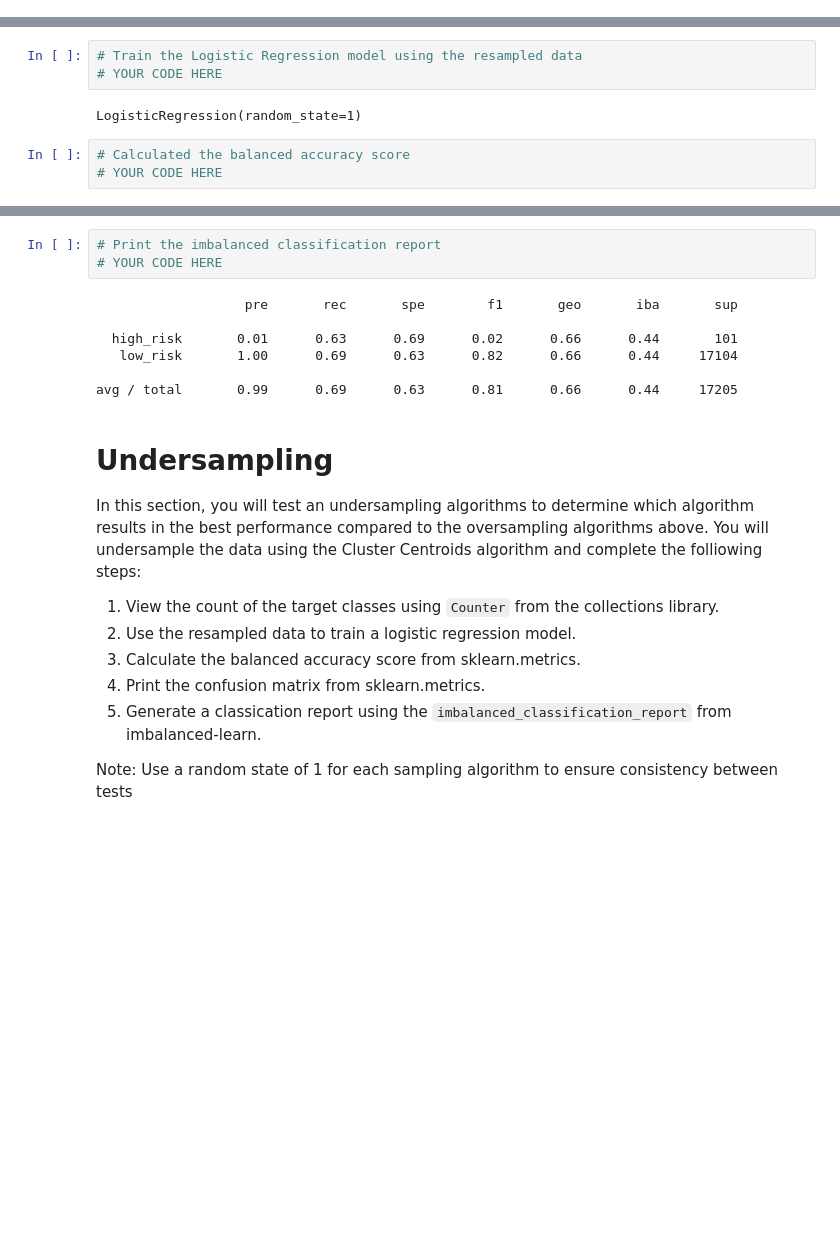
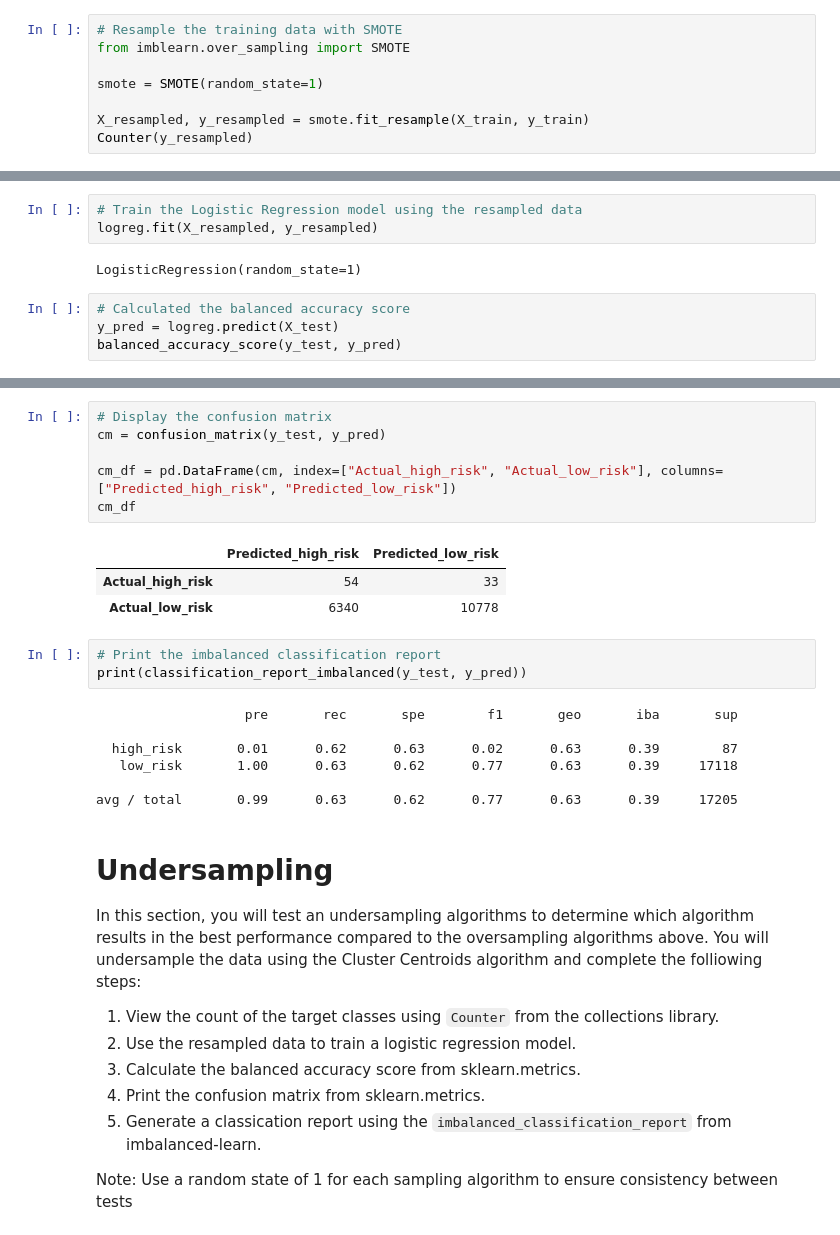
Before and after one commit to JeffreyS-0/Credit_Risk_Analysis, a Jupyter notebook: credit_risk_resampling.ipynb, the cells around one changed output, grey strips where cells are left out. Drawn from its saved outputs; the diff is of its cells as text; blank space fills up the shorter version.

Commit message:
SMOTE Oversampling Complete

```diff
--- a/credit_risk_resampling.ipynb
+++ b/credit_risk_resampling.ipynb
@@ -195,0 +191,8 @@ Counter({'loan_status': 1})
+# %%
+# Resample the training data with SMOTE
+from imblearn.over_sampling import SMOTE
+
+smote = SMOTE(random_state=1)
+
+X_resampled, y_resampled = smote.fit_resample(X_train, y_train)
+Counter(y_resampled)
@@ -196,9 +201,10 @@ Counter({'loan_status': 1})
 # %%
 # Train the Logistic Regression model using the resampled data
-# YOUR CODE HERE
+logreg.fit(X_resampled, y_resampled)
 # %% [output]
 LogisticRegression(random_state=1)
 # %%
 # Calculated the balanced accuracy score
-# YOUR CODE HERE
+y_pred = logreg.predict(X_test)
+balanced_accuracy_score(y_test, y_pred)
 # %% [output]
@@ -212,13 +212,23 @@ array([[   64,    37],
+# %%
+# Display the confusion matrix
+cm = confusion_matrix(y_test, y_pred)
+
+cm_df = pd.DataFrame(cm, index=["Actual_high_risk", "Actual_low_risk"], columns=["Predicted_high_risk", "Predicted_low_risk"])
+cm_df
+# %% [output]
+|  | Predicted_high_risk | Predicted_low_risk |
+| Actual_high_risk | 54 | 33 |
+| Actual_low_risk | 6340 | 10778 |
 # %%
 # Print the imbalanced classification report
-# YOUR CODE HERE
+print(classification_report_imbalanced(y_test, y_pred))
 # %% [output]
                    pre       rec       spe        f1       geo       iba       sup
 
-  high_risk       0.01      0.63      0.69      0.02      0.66      0.44       101
-   low_risk       1.00      0.69      0.63      0.82      0.66      0.44     17104
+  high_risk       0.01      0.62      0.63      0.02      0.63      0.39        87
+   low_risk       1.00      0.63      0.62      0.77      0.63      0.39     17118
 
-avg / total       0.99      0.69      0.63      0.81      0.66      0.44     17205
+avg / total       0.99      0.63      0.62      0.77      0.63      0.39     17205
 # %% [markdown]
 # Undersampling
 
```
Also changed, not shown: parts of 4 cells of this notebook.
